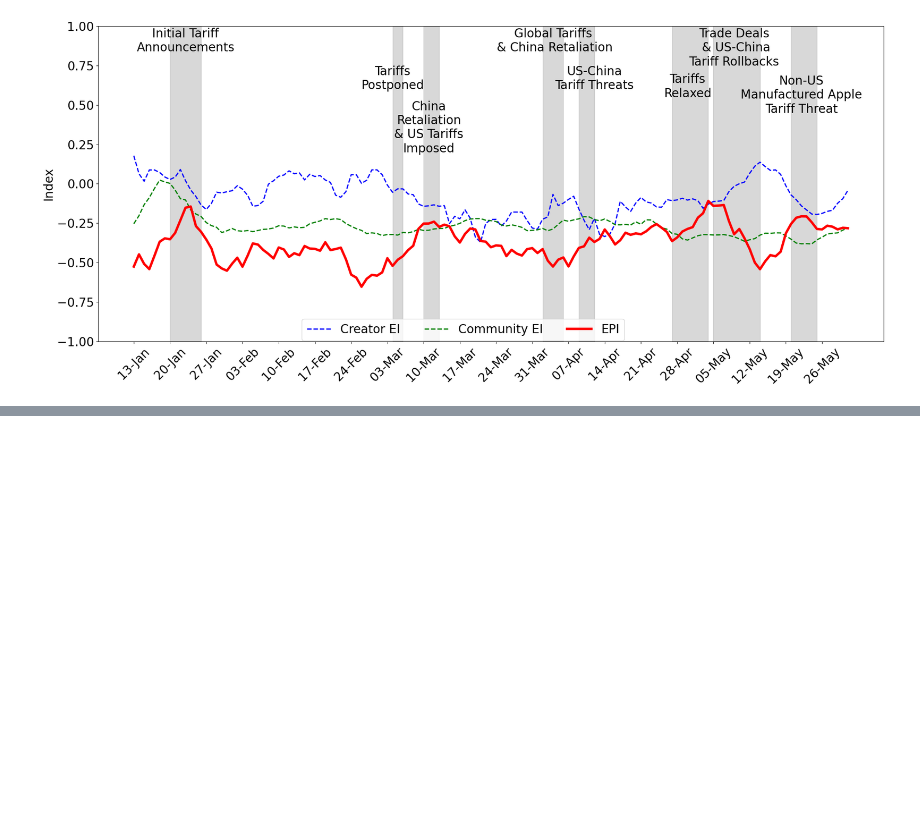
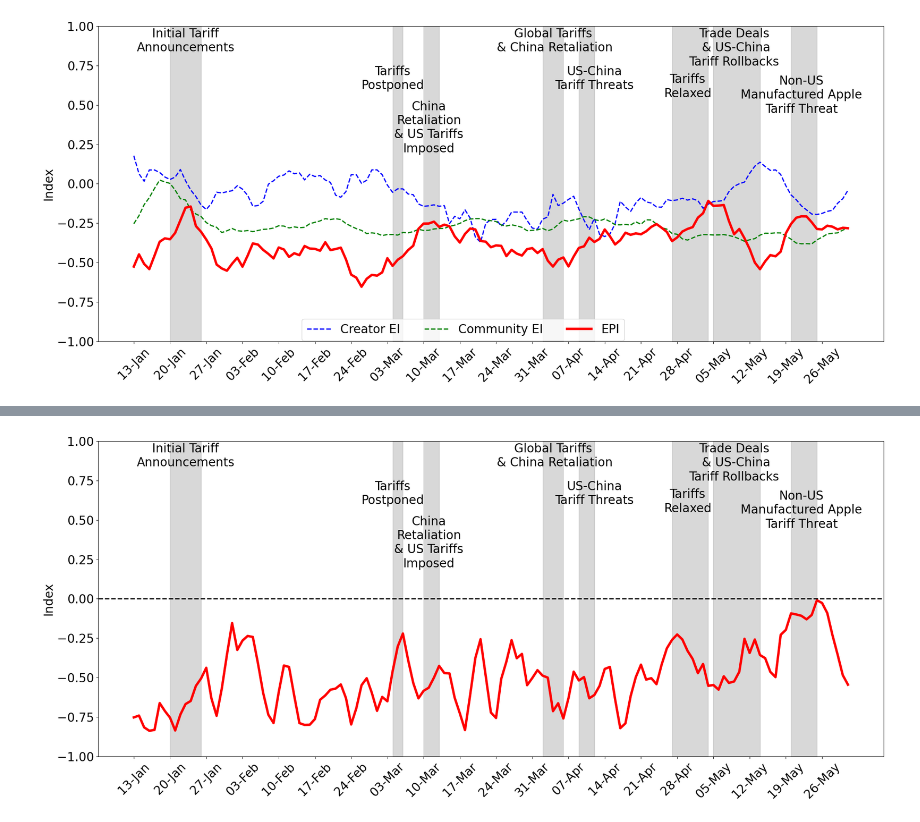
Before and after one commit to isom-ds/youtube-emotion-financial-modelling, a Jupyter notebook: 300_index_module.ipynb, the cells around one changed output, grey strips where cells are left out. Drawn from its saved outputs; the diff is of its cells as text; code cells hidden in the pictures; blank space fills up the shorter version.

```diff
--- a/300_index_module.ipynb
+++ b/300_index_module.ipynb
@@ -870,0 +988,10 @@ plot_epi_topic_weighted(
+# %%
+# Create rolling 3-day window average for epi_weights
+epi_weights_MA3 = epi_weights.copy()
+epi_weights_MA3['epi_weighted'] = epi_weights['epi_weighted'].rolling(window=3).mean()
+
+plot_epi_topic_weighted(
+    epi_weights_MA3[(epi_weights_MA3.date >= pd.to_datetime("2025-01-13")) & (epi_weights_MA3.date <= pd.to_datetime(end_date))]
+)
+# %% [output]
+[figure, added]
```
Also changed, not shown: parts of 32 cells of this notebook, 2 other files.
